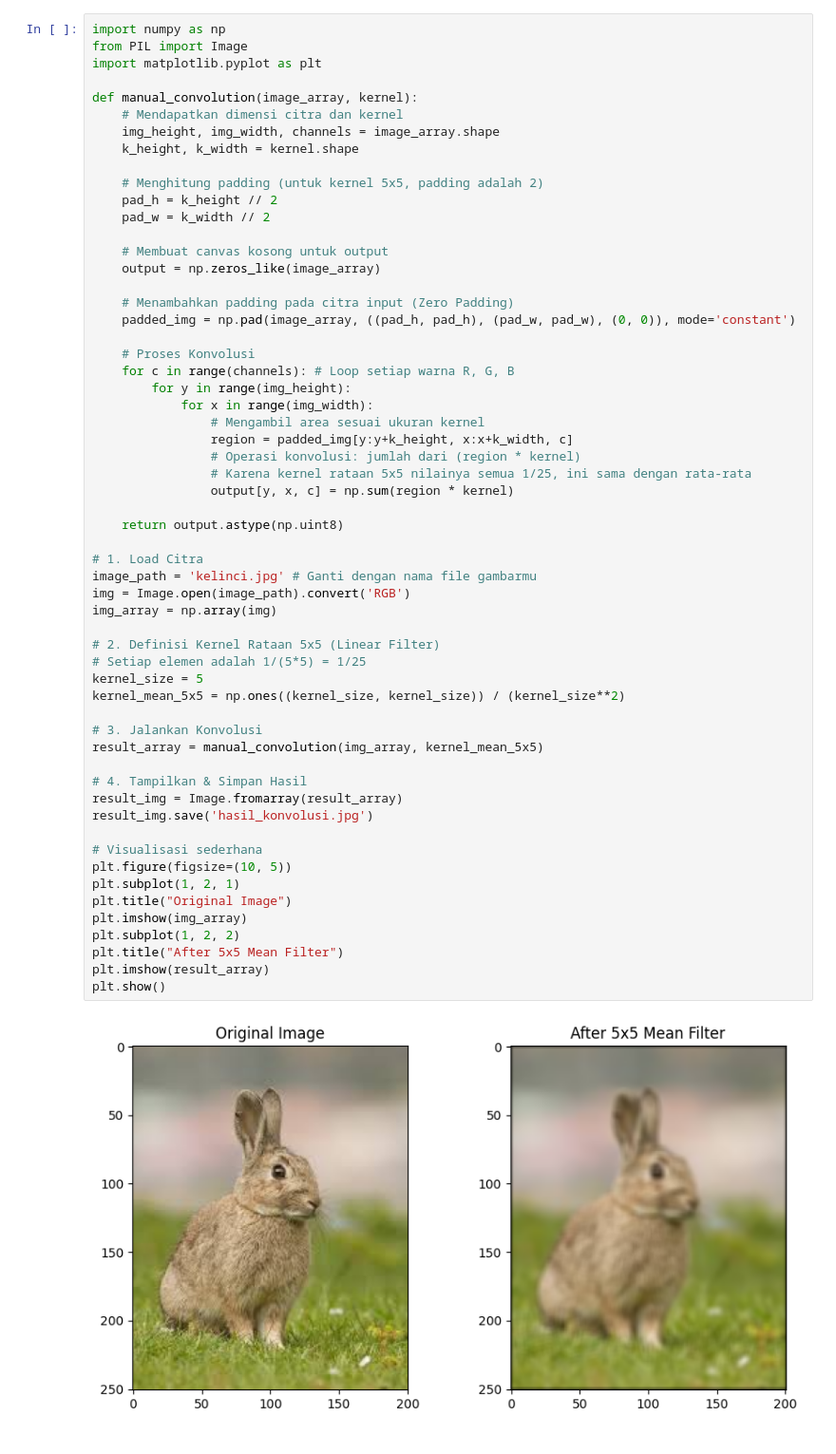
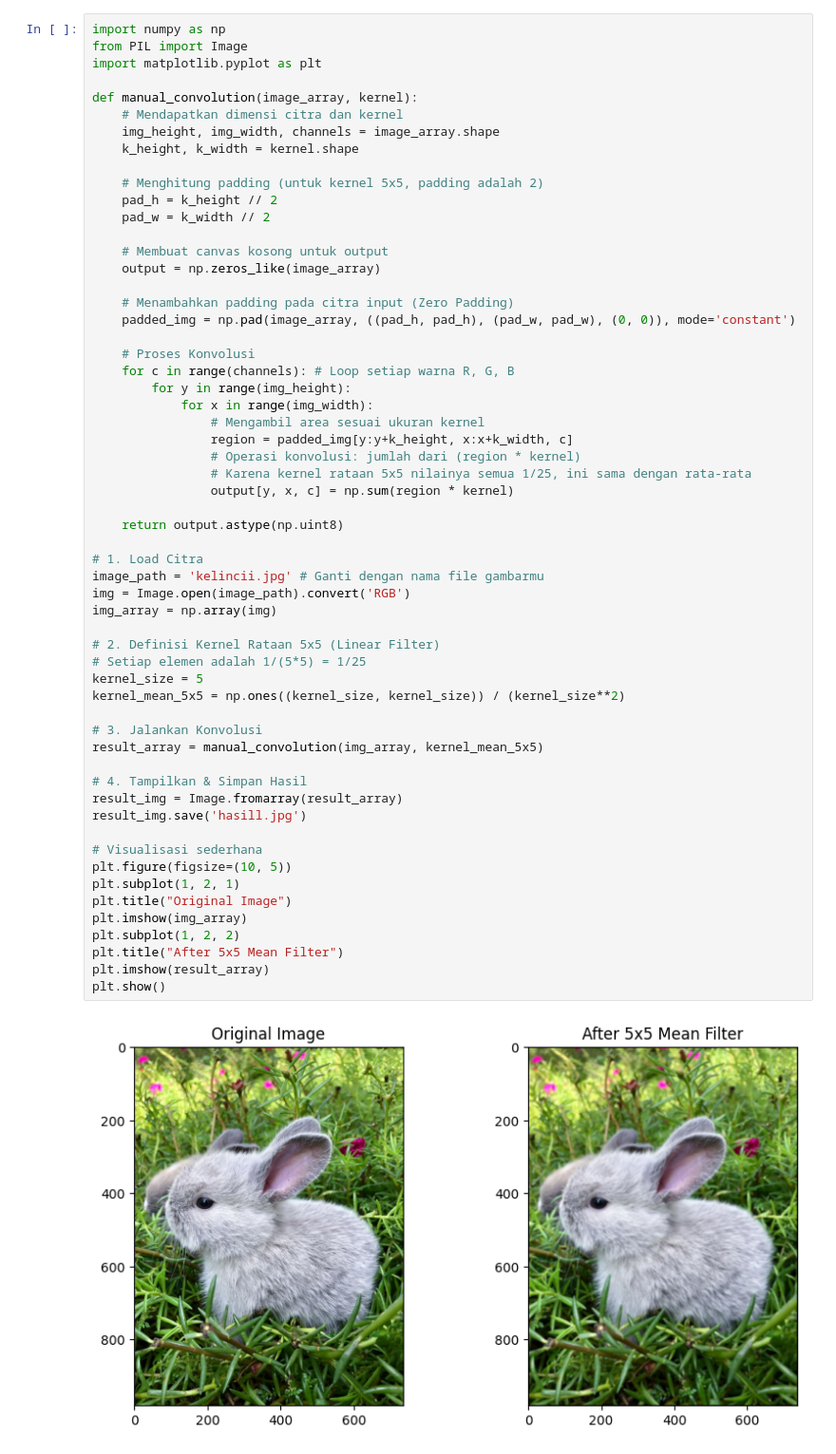
Before and after one commit to AliffiaHumrh/2311531004_AliffiaHumairah_ImageProcessing, a Jupyter notebook: ImageProcessing_Pertemuan5_2311531004.ipynb, the cells around one changed output. Shown at 95% size. Saved outputs shown, nothing was run; the diff lists cells and outputs as text.

```diff
--- a/ImageProcessing_Pertemuan5_2311531004.ipynb
+++ b/ImageProcessing_Pertemuan5_2311531004.ipynb
@@ -30,33 +30,33 @@ def manual_convolution(image_array, kernel):
                 # Karena kernel rataan 5x5 nilainya semua 1/25, ini sama dengan rata-rata
                 output[y, x, c] = np.sum(region * kernel)
 
     return output.astype(np.uint8)
 
 # 1. Load Citra
-image_path = 'kelinci.jpg' # Ganti dengan nama file gambarmu
+image_path = 'kelincii.jpg' # Ganti dengan nama file gambarmu
 img = Image.open(image_path).convert('RGB')
 img_array = np.array(img)
 
 # 2. Definisi Kernel Rataan 5x5 (Linear Filter)
 # Setiap elemen adalah 1/(5*5) = 1/25
 kernel_size = 5
 kernel_mean_5x5 = np.ones((kernel_size, kernel_size)) / (kernel_size**2)
 
 # 3. Jalankan Konvolusi
 result_array = manual_convolution(img_array, kernel_mean_5x5)
 
 # 4. Tampilkan & Simpan Hasil
 result_img = Image.fromarray(result_array)
-result_img.save('hasil_konvolusi.jpg')
+result_img.save('hasill.jpg')
 
 # Visualisasi sederhana
 plt.figure(figsize=(10, 5))
 plt.subplot(1, 2, 1)
 plt.title("Original Image")
 plt.imshow(img_array)
 plt.subplot(1, 2, 2)
 plt.title("After 5x5 Mean Filter")
 plt.imshow(result_array)
 plt.show()
 # %% [output]
-[figure, old version]
+[figure, new version]
```
Also changed, not shown: parts of 10 cells of this notebook.
